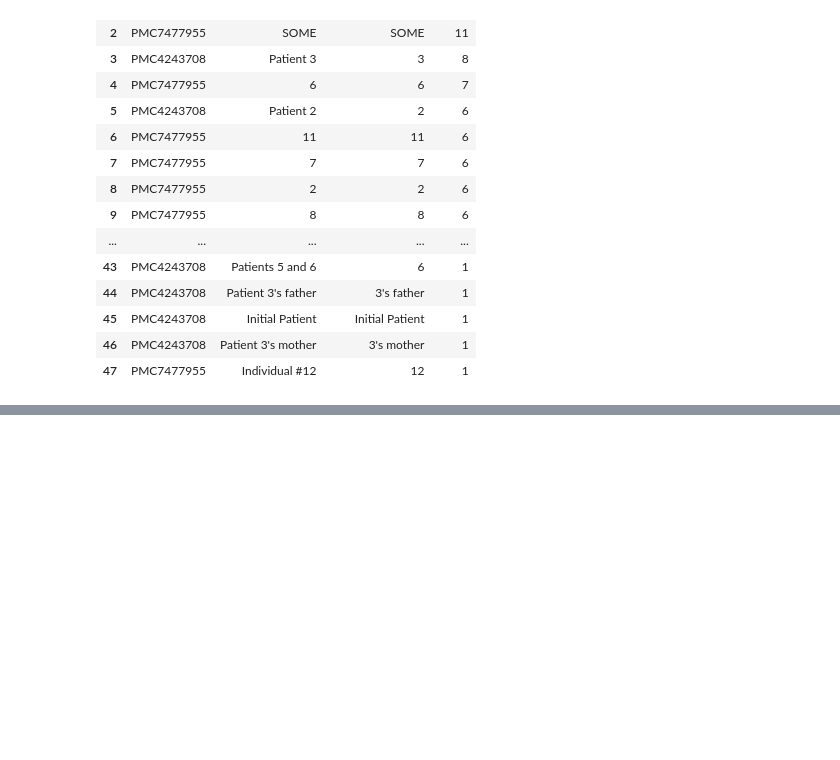
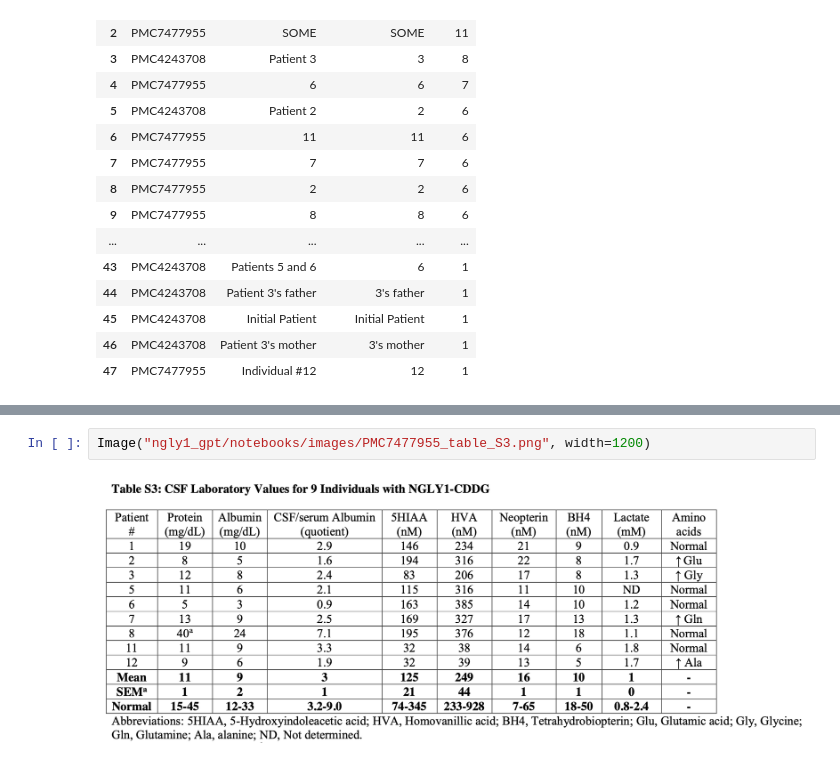
Before and after one commit to eric-czech/ngly1-gpt, a Jupyter notebook: ngly1_gpt/notebooks/patient_extraction.ipynb, the cells around one changed output, grey strips where cells are left out. Cells and saved outputs as stored; diff of their text form; blank space fills up the shorter version.

```diff
--- a/ngly1_gpt/notebooks/patient_extraction.ipynb
+++ b/ngly1_gpt/notebooks/patient_extraction.ipynb
@@ -223,0 +337,4 @@ array(['PMC4243708', 'PMC7477955'], dtype=object)
+# %%
+Image("ngly1_gpt/notebooks/images/PMC7477955_table_S3.png", width=1200)
+# %% [output]
+[figure, added]
```
Also changed, not shown: parts of 43 cells of this notebook, 12 other files.
